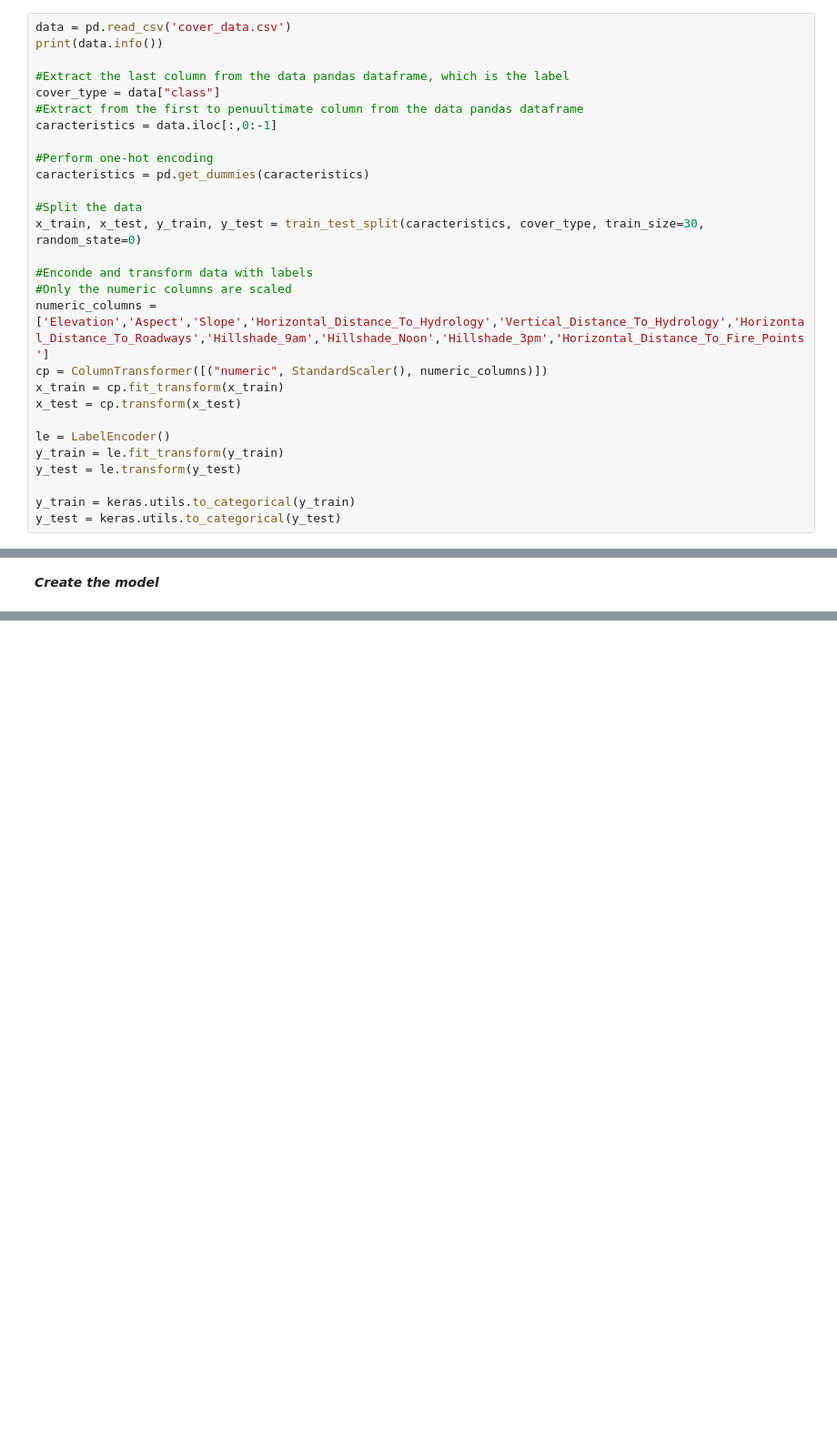
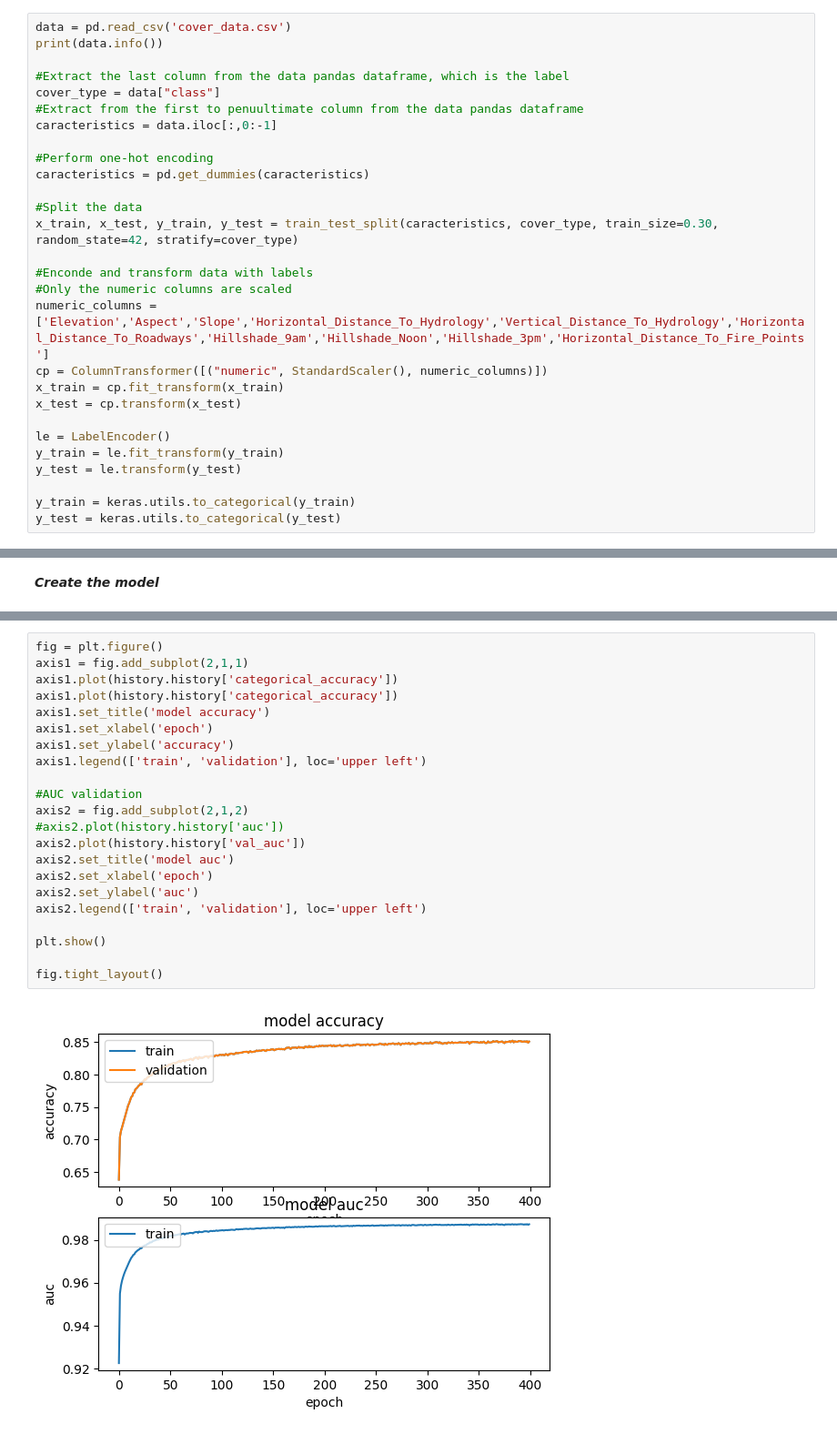
Before and after one commit to David-OC17/forest_cover_classification, a Jupyter notebook: script.ipynb, the cells around one changed output, grey strips where cells are left out. Shown at 91% size. Cells and saved outputs as stored; diff of their text form; blank space fills up the shorter version.

Commit message:
Completed model tunning, completed project, added images of results - Forest Cover Classification

```diff
--- a/script.ipynb
+++ b/script.ipynb
@@ -40,7 +40,7 @@ caracteristics = data.iloc[:,0:-1]
 caracteristics = pd.get_dummies(caracteristics)
 
 #Split the data
-x_train, x_test, y_train, y_test = train_test_split(caracteristics, cover_type, train_size=30, random_state=0)
+x_train, x_test, y_train, y_test = train_test_split(caracteristics, cover_type, train_size=0.30, random_state=42, stratify=cover_type)
 
 #Enconde and transform data with labels
 #Only the numeric columns are scaled
@@ -85,0 +154,24 @@ def create_model(x_train):
+# %%
+fig = plt.figure()
+axis1 = fig.add_subplot(2,1,1)
+axis1.plot(history.history['categorical_accuracy'])
+axis1.plot(history.history['categorical_accuracy'])
+axis1.set_title('model accuracy')
+axis1.set_xlabel('epoch')
+axis1.set_ylabel('accuracy')
+axis1.legend(['train', 'validation'], loc='upper left')
+
+#AUC validation
+axis2 = fig.add_subplot(2,1,2)
+#axis2.plot(history.history['auc'])
+axis2.plot(history.history['val_auc'])
+axis2.set_title('model auc')
+axis2.set_xlabel('epoch')
+axis2.set_ylabel('auc')
+axis2.legend(['train', 'validation'], loc='upper left')
+
+plt.show()
+
+fig.tight_layout()
+# %% [output]
+[figure, added]
```
Also changed, not shown: parts of 7 cells of this notebook, 2 other files.
